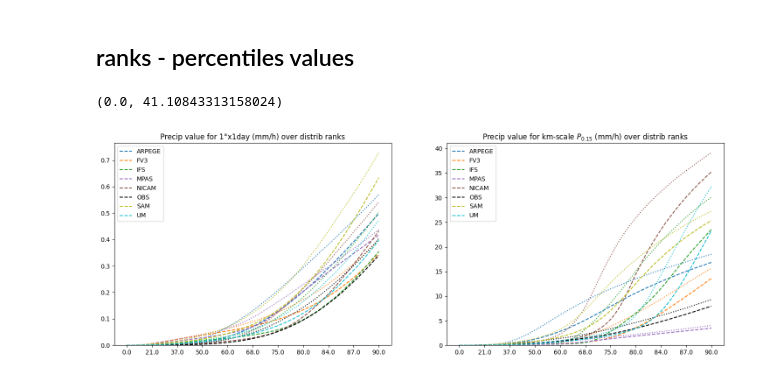
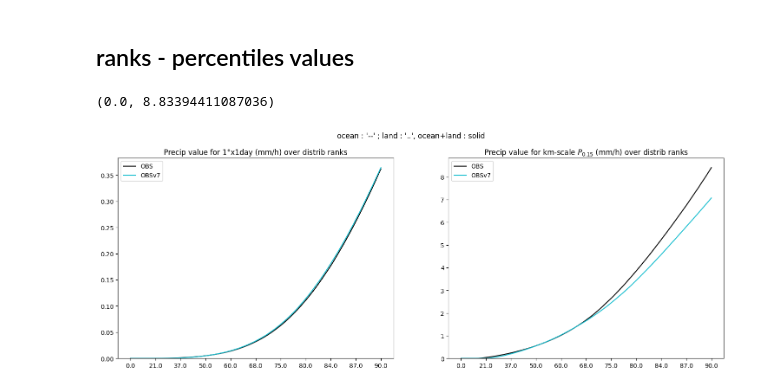
Before and after one commit to 19carenso/tempest, a Jupyter notebook: article/fig_suppl1.ipynb, the cells around one changed output. Saved outputs shown, nothing was run; the diff lists cells and outputs as text; code cells hidden in the pictures.

```diff
--- a/article/fig_suppl1.ipynb
+++ b/article/fig_suppl1.ipynb
@@ -25,10 +25,12 @@ from tempest.plots.hist import simple_hist
 # "settings/arpege_summer_30d.yaml",
 #"settings/fv3_summer_30d.yaml"  ,
 settings_paths = [
-                 "settings/arpege_summer_30d.yaml", "settings/fv3_summer_30d.yaml", "settings/ifs_summer_30d.yaml",
-                    "settings/mpas_summer_30d.yaml", "settings/nicam_summer_30d.yaml", "settings/obs_summer_30d.yaml",
-                    "settings/sam_summer_30d.yaml",
-                    "settings/um_summer_30d.yaml"
+                #  "settings/arpege_summer_30d.yaml", "settings/fv3_summer_30d.yaml", "settings/ifs_summer_30d.yaml",
+                #     "settings/mpas_summer_30d.yaml", "settings/nicam_summer_30d.yaml",
+                    "settings/obs_summer_30d.yaml",
+                    "settings/obsv7_summer_30d.yaml",
+                #     "settings/sam_summer_30d.yaml",
+                #     "settings/um_summer_30d.yaml"
                 # 'settings/sam_4km_30min_30d.yaml'
                 ]
 # settings_paths = ["settings/nicam_summer_30d.yaml",  "settings/um_summer_30d.yaml"]
@@ -87,40 +82,40 @@ Overwrite set to true, so computing basics and saving them
 ## ranks - percentiles values
 # %%
 fig, axs = plt.subplots(1, 2, figsize = (18, 6))
-# plt.suptitle("ocean : '--' ; land : '..', ocean+land : solid")
+plt.suptitle("ocean : '--' ; land : '..', ocean+land : solid")
 colors = plt.cm.get_cmap('tab10', len(jds))
 
 
 for idx, (jd, jd_ocean, jd_land) in enumerate(zip(jds, jds_ocean, jds_land)):
     model = jd.name.split("_")[0]
     color = colors(idx) if model != "OBS" else  "black"
     x = np.arange(len(jd.dist1.ranks))
-    # axs[0].plot(x, jd.dist1.percentiles, label = model, color = color)
-    # axs[1].plot(x, jd.dist2.percentiles, label = model, color = color)
+    axs[0].plot(x, jd.dist1.percentiles, label = model, color = color)
+    axs[1].plot(x, jd.dist2.percentiles, label = model, color = color)
 
-    axs[0].plot(x, jd_ocean.dist1.percentiles,label = model, color = color, linestyle = '--')
-    axs[1].plot(x, jd_ocean.dist2.percentiles, label = model, color = color, linestyle = '--')
+    # axs[0].plot(x, jd_ocean.dist1.percentiles,label = model, color = color, linestyle = '--')
+    # axs[1].plot(x, jd_ocean.dist2.percentiles, label = model, color = color, linestyle = '--')
 
-    axs[0].plot(x, jd_land.dist1.percentiles,color = color, linestyle = 'dotted')
-    axs[1].plot(x, jd_land.dist2.percentiles, color = color, linestyle = 'dotted')
+    # axs[0].plot(x, jd_land.dist1.percentiles,color = color, linestyle = 'dotted')
+    # axs[1].plot(x, jd_land.dist2.percentiles, color = color, linestyle = 'dotted')
 
 axs[0].legend()
 axs[1].legend()
 
 axs[0].set_xticks(x[::10], np.round(jd.dist1.ranks[::10]))
 axs[1].set_xticks(x[::10], np.round(jd.dist2.ranks[::10]))
 
 axs[0].set_title("Precip value for 1°x1day (mm/h) over distrib ranks")
 axs[1].set_title("Precip value for km-scale $P_{0.15}$ (mm/h) over distrib ranks")
 
 axs[0].set_ylim(bottom=0)
 axs[1].set_ylim(bottom=0)
 # axs[0].set_xticklabels(np.round(jd.dist1.ranks, 3))
 # axs[1].set_xticklabels(np.round(jd.dist2.ranks,3))
 # axs[0].set_yscale('log')
 # %% [output]
-(0.0, 41.10843313158024)
+(0.0, 8.83394411087036)
-[figure, old version]
+[figure, new version]
 # %%
 jd.dist1.ranks
 # %% [output]
```
Also changed, not shown: parts of 6 cells of this notebook, 46 other files.
